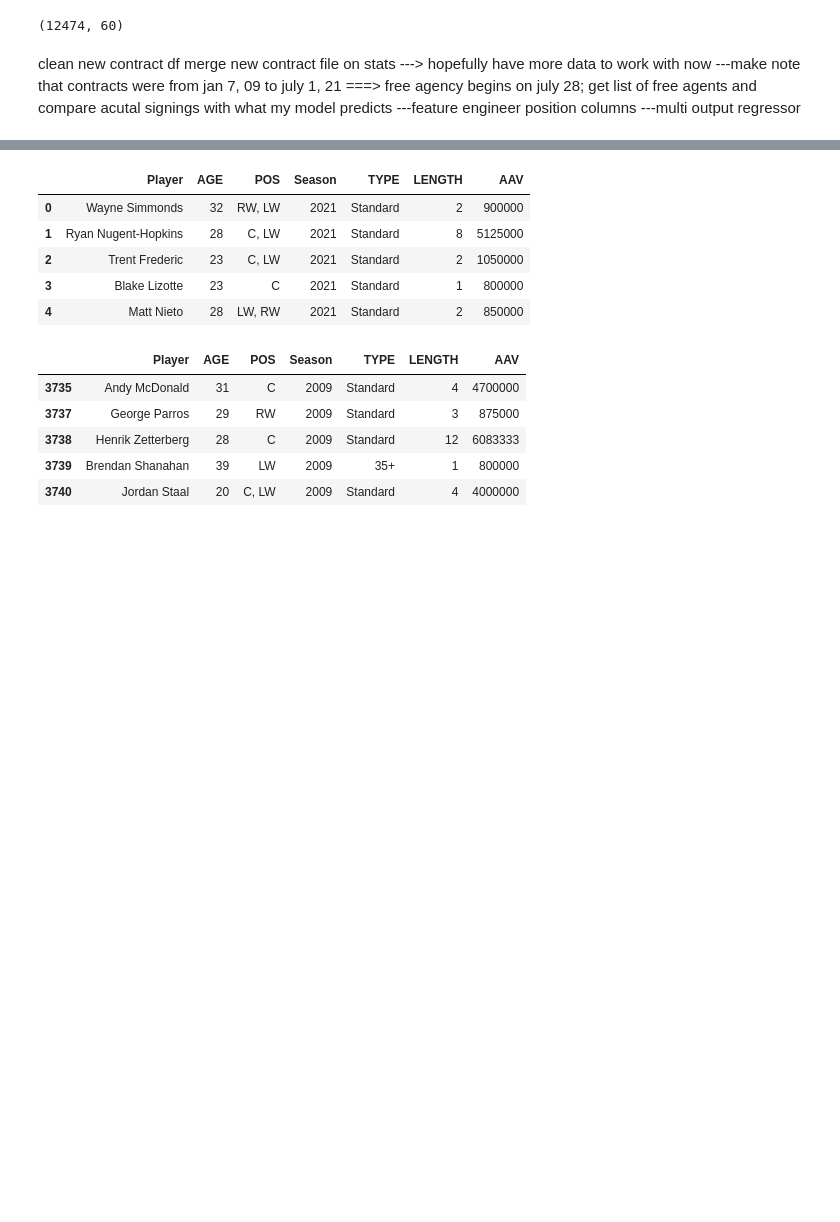
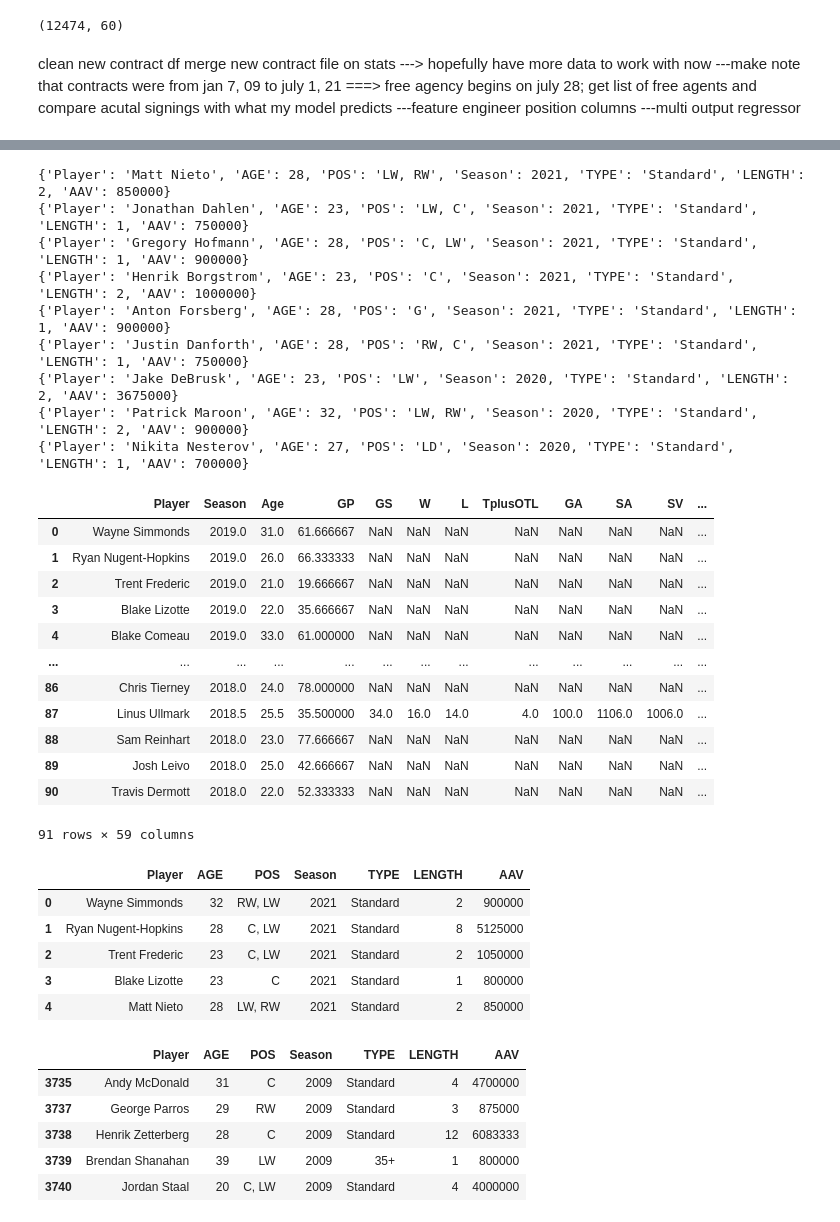
Before and after one commit to maessery/Capstone-2, a Jupyter notebook: Final DF .ipynb, the cells around one changed output, grey strips where cells are left out. Saved outputs shown, nothing was run; the diff lists cells and outputs as text; code cells hidden in the pictures; blank space fills up the shorter version.

```diff
--- a/Final DF .ipynb
+++ b/Final DF .ipynb
@@ -590,3 +634,5 @@ cf_contracts.PLAYER =cf_contracts.PLAYER.str.normalize('NFKD').str.encode('ascii
 
 cf_contracts['DATE']= pd.DatetimeIndex(cf_contracts.DATE).year
 cf_contracts= cf_contracts.rename(columns={'PLAYER':'Player','DATE':'Season', 'CAP HIT': 'AAV'})
+# %%
+contracts_list_temp = cf_contracts.head(100).to_dict('records')
@@ -593,3 +649,56 @@ cf_contracts= cf_contracts.rename(columns={'PLAYER':'Player','DATE':'Season', 'C
+# %%
+new_df_list=[]
+
+for d in contracts_list_temp:
+
+    try:
+    #d= contracts_list_temp[0]
+        year= d['Season']
+        years = [year-3, year-2, year-1]
+        c=final_df[(final_df.Player == d['Player']) & (final_df.Season.isin(years))]
+        b=c.groupby('Player').mean().reset_index()
+        b=b.to_dict('records')
+#         for k,v in d.items():
+#             b[k]=v
+        new_df_list.append(b[0])
+    except:
+        print(d)
+pd.DataFrame(new_df_list)
+
+
+#a= row[1][['Player','Season', 'LENGTH', 'AAV']]
+#    print (row)
+#    year = row[1].Season
+#    years = [year-3, year-2, year-1]
+#    c=final_df[(final_df.Player == row[1].Player) & (final_df.Season.isin(years))]
+#    d=c.mean(axis=0)
+ #   #d= d.drop(columns)
+ #   print (d)
+ #   new_list.append(nested)
+ #   break
+# %% [output]
+{'Player': 'Matt Nieto', 'AGE': 28, 'POS': 'LW, RW', 'Season': 2021, 'TYPE': 'Standard', 'LENGTH': 2, 'AAV': 850000}
+{'Player': 'Jonathan Dahlen', 'AGE': 23, 'POS': 'LW, C', 'Season': 2021, 'TYPE': 'Standard', 'LENGTH': 1, 'AAV': 750000}
+{'Player': 'Gregory Hofmann', 'AGE': 28, 'POS': 'C, LW', 'Season': 2021, 'TYPE': 'Standard', 'LENGTH': 1, 'AAV': 900000}
+{'Player': 'Henrik Borgstrom', 'AGE': 23, 'POS': 'C', 'Season': 2021, 'TYPE': 'Standard', 'LENGTH': 2, 'AAV': 1000000}
+{'Player': 'Anton Forsberg', 'AGE': 28, 'POS': 'G', 'Season': 2021, 'TYPE': 'Standard', 'LENGTH': 1, 'AAV': 900000}
+{'Player': 'Justin Danforth', 'AGE': 28, 'POS': 'RW, C', 'Season': 2021, 'TYPE': 'Standard', 'LENGTH': 1, 'AAV': 750000}
+{'Player': 'Jake DeBrusk', 'AGE': 23, 'POS': 'LW', 'Season': 2020, 'TYPE': 'Standard', 'LENGTH': 2, 'AAV': 3675000}
+{'Player': 'Patrick Maroon', 'AGE': 32, 'POS': 'LW, RW', 'Season': 2020, 'TYPE': 'Standard', 'LENGTH': 2, 'AAV': 900000}
+{'Player': 'Nikita Nesterov', 'AGE': 27, 'POS': 'LD', 'Season': 2020, 'TYPE': 'Standard', 'LENGTH': 1, 'AAV': 700000}
+|  | Player | Season | Age | GP | GS | W | L | TplusOTL | GA | SA | SV | ... |
+| 0 | Wayne Simmonds | 2019.0 | 31.0 | 61.666667 | NaN | NaN | NaN | NaN | NaN | NaN | NaN | ... |
+| 1 | Ryan Nugent-Hopkins | 2019.0 | 26.0 | 66.333333 | NaN | NaN | NaN | NaN | NaN | NaN | NaN | ... |
+| 2 | Trent Frederic | 2019.0 | 21.0 | 19.666667 | NaN | NaN | NaN | NaN | NaN | NaN | NaN | ... |
+| 3 | Blake Lizotte | 2019.0 | 22.0 | 35.666667 | NaN | NaN | NaN | NaN | NaN | NaN | NaN | ... |
+| 4 | Blake Comeau | 2019.0 | 33.0 | 61.000000 | NaN | NaN | NaN | NaN | NaN | NaN | NaN | ... |
+| ... | ... | ... | ... | ... | ... | ... | ... | ... | ... | ... | ... | ... |
+| 86 | Chris Tierney | 2018.0 | 24.0 | 78.000000 | NaN | NaN | NaN | NaN | NaN | NaN | NaN | ... |
+| 87 | Linus Ullmark | 2018.5 | 25.5 | 35.500000 | 34.0 | 16.0 | 14.0 | 4.0 | 100.0 | 1106.0 | 1006.0 | ... |
+| 88 | Sam Reinhart | 2018.0 | 23.0 | 77.666667 | NaN | NaN | NaN | NaN | NaN | NaN | NaN | ... |
+| 89 | Josh Leivo | 2018.0 | 25.0 | 42.666667 | NaN | NaN | NaN | NaN | NaN | NaN | NaN | ... |
+| 90 | Travis Dermott | 2018.0 | 22.0 | 52.333333 | NaN | NaN | NaN | NaN | NaN | NaN | NaN | ... |
+91 rows × 59 columns
 # %%
 cf_contracts.head()
 # %% [output]
```
Also changed, not shown: parts of 6 cells of this notebook.
